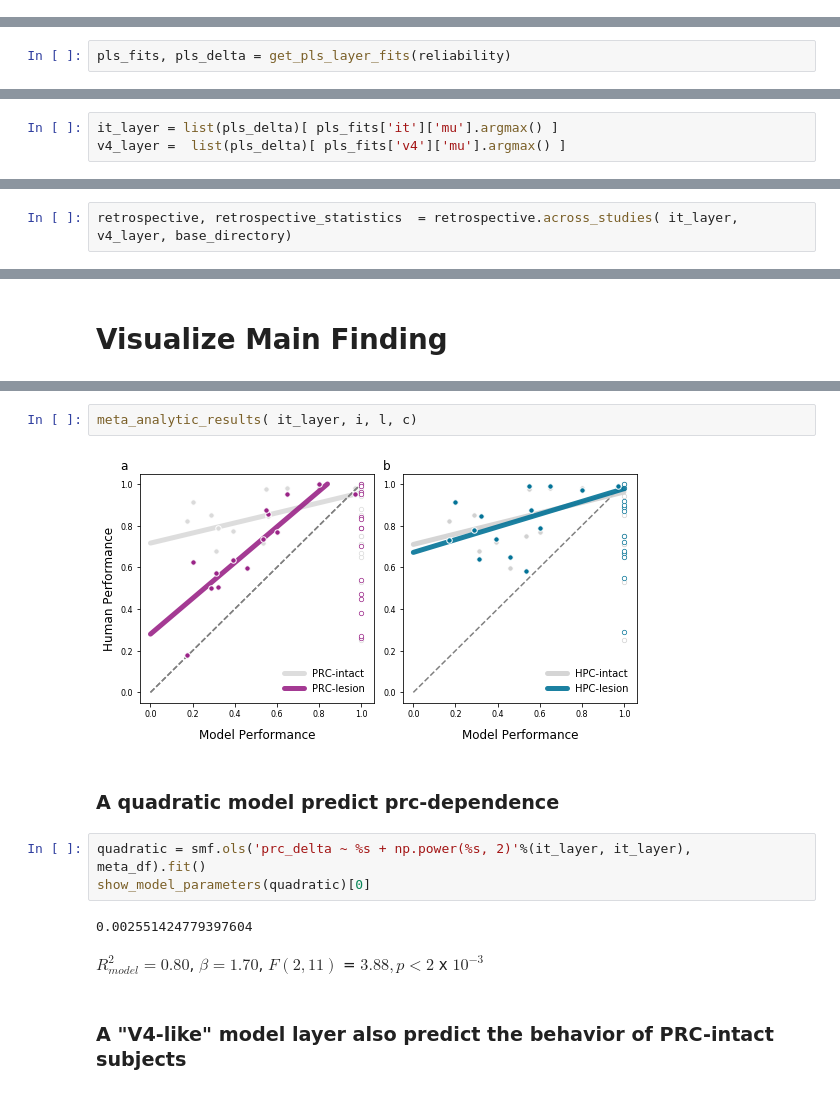
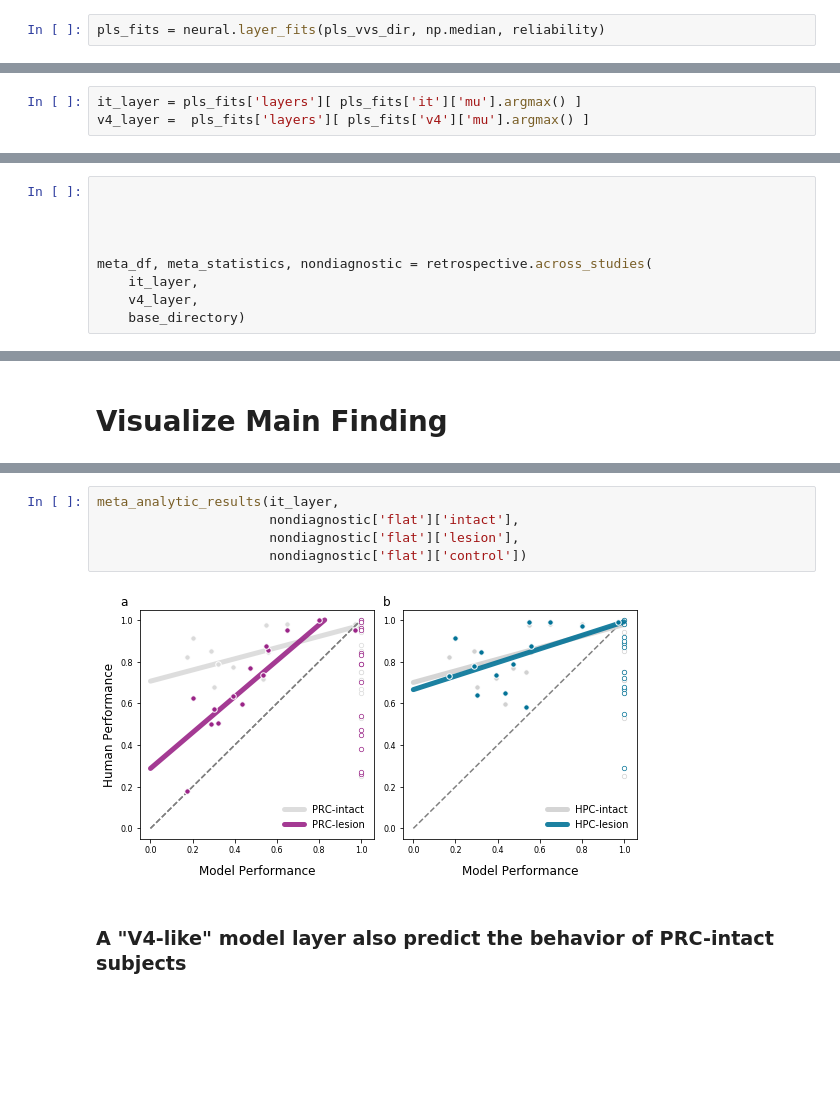
Before and after one commit to neuroailab/mtl_perception, a Jupyter notebook: reporting_statistics.ipynb, the cells around one changed output, grey strips where cells are left out. Drawn from its saved outputs; the diff is of its cells as text; blank space fills up the shorter version.

```diff
--- a/reporting_statistics.ipynb
+++ b/reporting_statistics.ipynb
@@ -249,3 +64,5 @@ reliability = get_neural_reliability()
+# %%
+pls_fits = neural.layer_fits(pls_vvs_dir, np.median, reliability)
 # %% [markdown]
 ### median split-half reliability for IT
 # %%
@@ -261,2 +79,0 @@ reliability = get_neural_reliability()
-# %%
-pls_fits, pls_delta = get_pls_layer_fits(reliability)
@@ -303,5 +113,5 @@ $R^{2}_{model} = 0.96$, $\beta = 0.98$, $F(1, 17)$ = $21.37, p < 1 $ x $ 10 ^{-1
 # %% [markdown]
 ### identify 'IT-like' and 'V4-like' layers
 # %%
-it_layer = list(pls_delta)[ pls_fits['it']['mu'].argmax() ]
-v4_layer =  list(pls_delta)[ pls_fits['v4']['mu'].argmax() ]
+it_layer = pls_fits['layers'][ pls_fits['it']['mu'].argmax() ]
+v4_layer =  pls_fits['layers'][ pls_fits['v4']['mu'].argmax() ]
@@ -324,4 +129,11 @@ import retrospective.combine_results as retrospective
 # %%
 base_directory = '/Users/biota/work/mtl_perception/retrospective/'
 # %%
-retrospective, retrospective_statistics  = retrospective.across_studies( it_layer, v4_layer, base_directory)
+
+
+
+
+meta_df, meta_statistics, nondiagnostic = retrospective.across_studies(
+    it_layer,
+    v4_layer,
+    base_directory)
@@ -1069,14 +410,9 @@ def meta_analytic_results(i_layer, i, l, c):
-# %%
-meta_analytic_results( it_layer, i, l, c)
-# %% [output]
-[figure, removed]
-# %% [markdown]
-### A quadratic model predict prc-dependence
-# %%
-quadratic = smf.ols('prc_delta ~ %s + np.power(%s, 2)'%(it_layer, it_layer), meta_df).fit()
-show_model_parameters(quadratic)[0]
-# %% [output]
-0.002551424779397604
-$R^{2}_{model} = 0.80$, $\beta = 1.70$, $F(2, 11)$ = $3.88, p < 2 $ x $ 10 ^{-3} $
+# %%
+meta_analytic_results(it_layer,
+                      nondiagnostic['flat']['intact'],
+                      nondiagnostic['flat']['lesion'],
+                      nondiagnostic['flat']['control'])
+# %% [output]
+[figure, added]
 # %% [markdown]
 ### A "V4-like" model layer also predict the behavior of PRC-intact subjects
```
Also changed, not shown: parts of 161 cells of this notebook, 14 other files.
